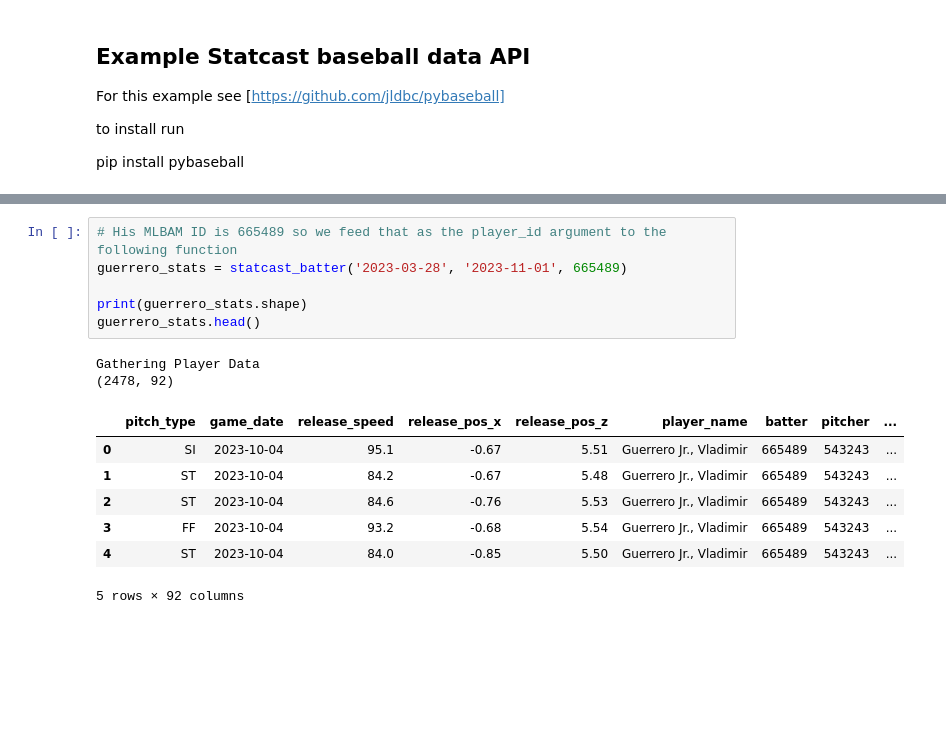
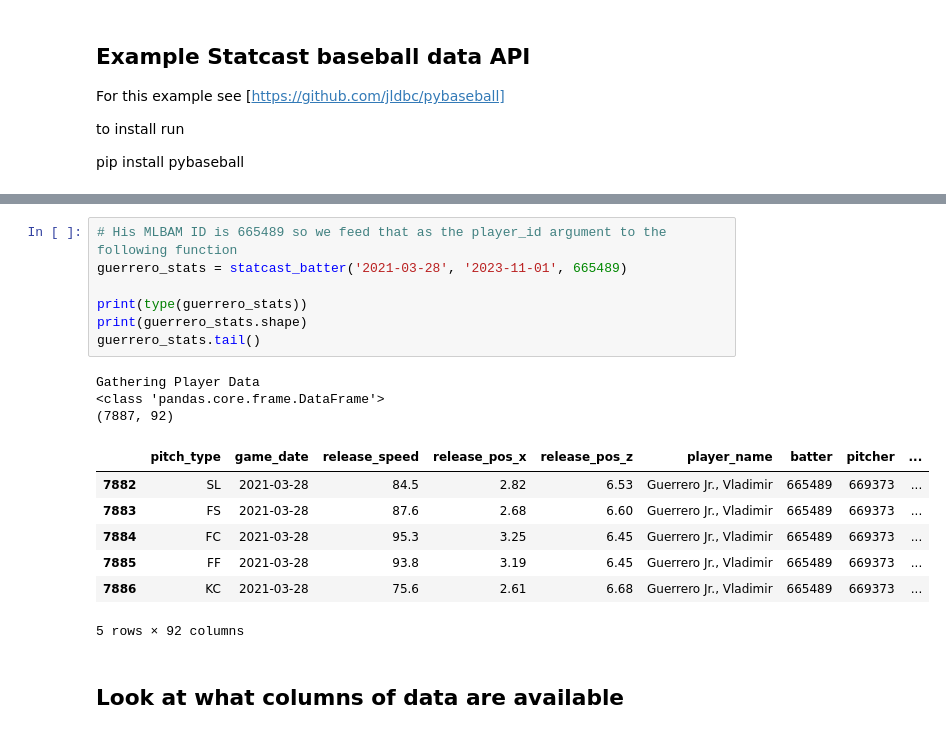
Before and after one commit to True-North-Intelligent-Algorithms/intro-to-data-analysis, a Jupyter notebook: docs/30_web_api/25_baseball_stats.ipynb, the cells around one changed output, grey strips where cells are left out. Drawn from its saved outputs; the diff is of its cells as text; blank space fills up the shorter version.

Commit message:
Add stats section;

```diff
--- a/docs/30_web_api/25_baseball_stats.ipynb
+++ b/docs/30_web_api/25_baseball_stats.ipynb
@@ -17,17 +20,21 @@ playerid_lookup('guerrero', 'vladimir')
 | 1 | guerrero | vladimir | 115223 | guerv001 | guerrvl01 | 778 | 1996.0 | ... |
 # %%
 # His MLBAM ID is 665489 so we feed that as the player_id argument to the following function
-guerrero_stats = statcast_batter('2023-03-28', '2023-11-01', 665489)
+guerrero_stats = statcast_batter('2021-03-28', '2023-11-01', 665489)
 
+print(type(guerrero_stats))
 print(guerrero_stats.shape)
-guerrero_stats.head()
+guerrero_stats.tail()
 # %% [output]
 Gathering Player Data
-(2478, 92)
+<class 'pandas.core.frame.DataFrame'>
+(7887, 92)
 |  | pitch_type | game_date | release_speed | release_pos_x | release_pos_z | player_name | batter | pitcher | ... |
-| 0 | SI | 2023-10-04 | 95.1 | -0.67 | 5.51 | Guerrero Jr., Vladimir | 665489 | 543243 | ... |
-| 1 | ST | 2023-10-04 | 84.2 | -0.67 | 5.48 | Guerrero Jr., Vladimir | 665489 | 543243 | ... |
-| 2 | ST | 2023-10-04 | 84.6 | -0.76 | 5.53 | Guerrero Jr., Vladimir | 665489 | 543243 | ... |
-| 3 | FF | 2023-10-04 | 93.2 | -0.68 | 5.54 | Guerrero Jr., Vladimir | 665489 | 543243 | ... |
-| 4 | ST | 2023-10-04 | 84.0 | -0.85 | 5.50 | Guerrero Jr., Vladimir | 665489 | 543243 | ... |
+| 7882 | SL | 2021-03-28 | 84.5 | 2.82 | 6.53 | Guerrero Jr., Vladimir | 665489 | 669373 | ... |
+| 7883 | FS | 2021-03-28 | 87.6 | 2.68 | 6.60 | Guerrero Jr., Vladimir | 665489 | 669373 | ... |
+| 7884 | FC | 2021-03-28 | 95.3 | 3.25 | 6.45 | Guerrero Jr., Vladimir | 665489 | 669373 | ... |
+| 7885 | FF | 2021-03-28 | 93.8 | 3.19 | 6.45 | Guerrero Jr., Vladimir | 665489 | 669373 | ... |
+| 7886 | KC | 2021-03-28 | 75.6 | 2.61 | 6.68 | Guerrero Jr., Vladimir | 665489 | 669373 | ... |
 5 rows × 92 columns
+# %% [markdown]
+## Look at what columns of data are available
```
Also changed, not shown: parts of 13 cells of this notebook, 33 other files.
